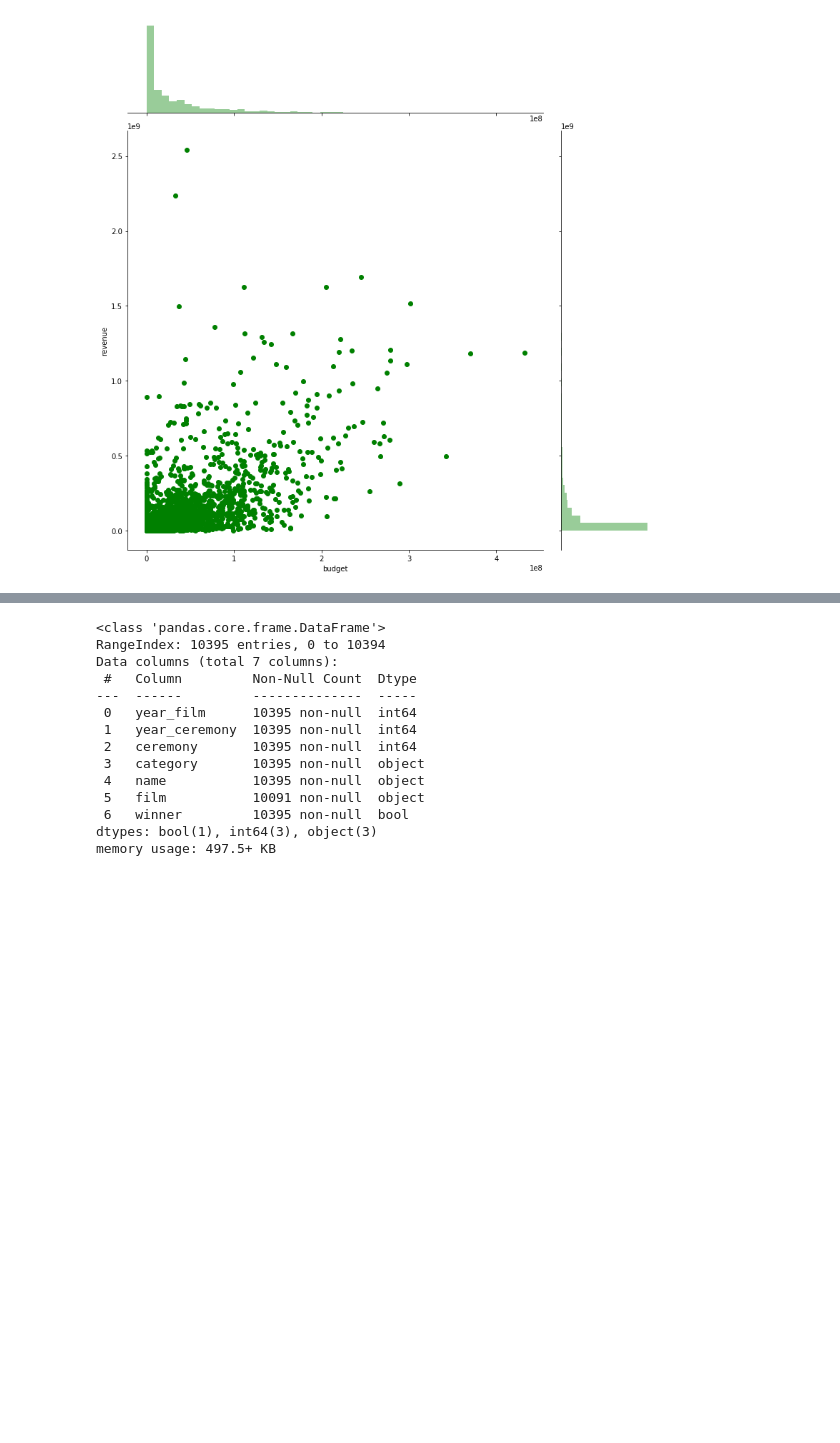
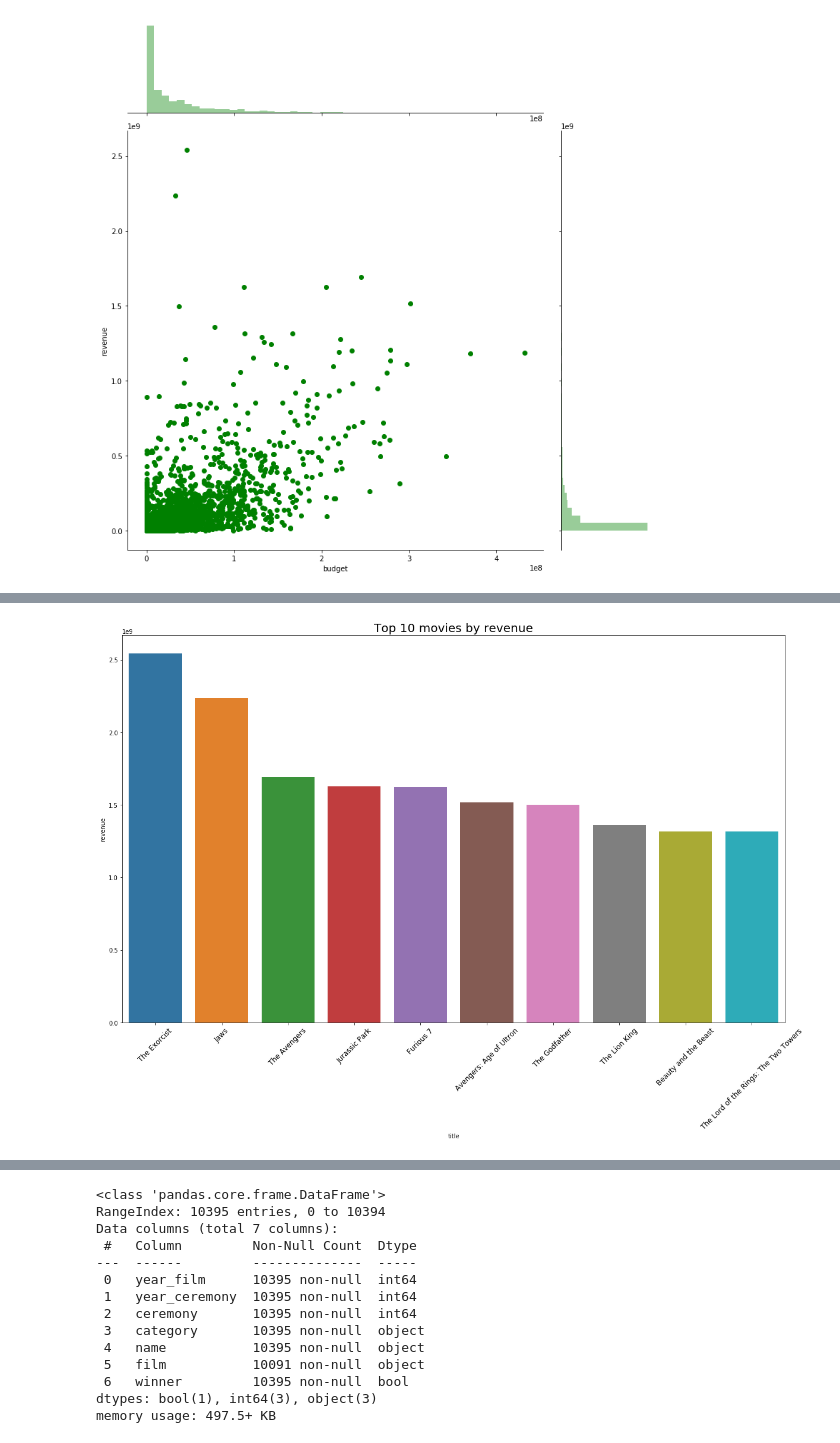
Before and after one commit to kamildoleglo/data-mining-box-office, a Jupyter notebook: ED.ipynb, the cells around one changed output, grey strips where cells are left out. Cells and saved outputs as stored; diff of their text form; code cells hidden in the pictures; blank space fills up the shorter version.

Commit message:
Add top 10 movies and frequent itemsets

```diff
--- a/ED.ipynb
+++ b/ED.ipynb
@@ -245,0 +251,9 @@ plt.show()
+# %%
+plt.figure(figsize=(20,12))
+r = dataset.sort_values('revenue', ascending=False).head(10)
+sns.barplot(r["title"], r["revenue"])
+plt.xticks(fontsize=12,rotation=45)
+plt.title("Top 10 movies by revenue",fontsize=20)
+plt.show()
+# %% [output]
+[figure, added]
```
Also changed, not shown: parts of 14 cells of this notebook.
